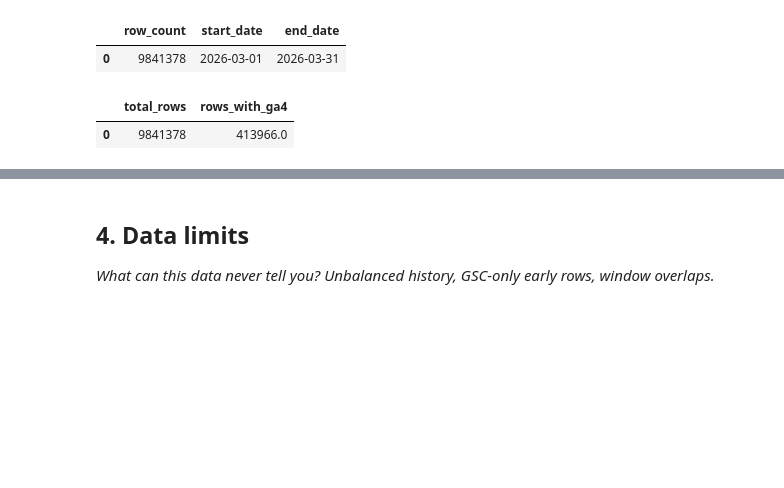
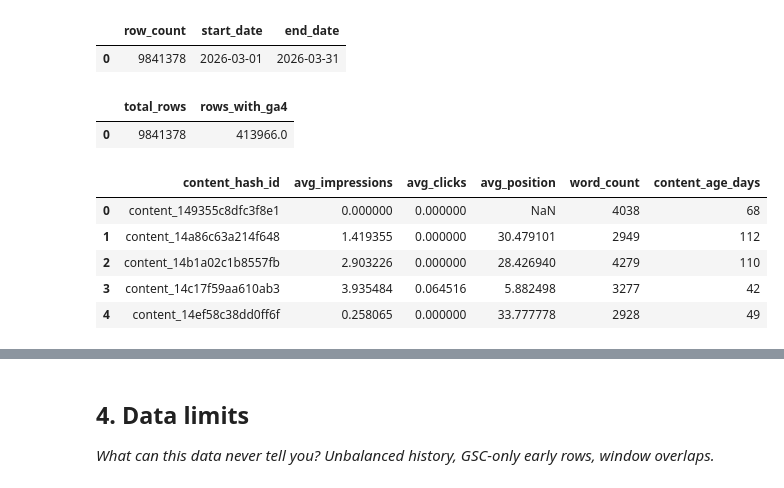
Before and after one commit to AbdullahRasheed452/ML-Internship, a Jupyter notebook: work/notebooks/w03_data_contract.ipynb, the cells around one changed output, grey strips where cells are left out. Cells and saved outputs as stored; diff of their text form; code cells hidden in the pictures; blank space fills up the shorter version.

```diff
--- a/work/notebooks/w03_data_contract.ipynb
+++ b/work/notebooks/w03_data_contract.ipynb
@@ -135,0 +105,23 @@ availability_check
+# %%
+feature_frame = con.sql(f"""
+    SELECT f.content_hash_id,
+           AVG(f.gsc_impressions) AS avg_impressions,
+           AVG(f.gsc_clicks) AS avg_clicks,
+           AVG(f.gsc_avg_position) AS avg_position,
+           ANY_VALUE(c.word_count) AS word_count,
+           ANY_VALUE(DATE_DIFF('day', c.content_created_date, DATE '2026-03-31')) AS content_age_days
+    FROM {TABLES['fact_daily']} f
+    JOIN {TABLES['dim_content']} c ON f.content_hash_id = c.content_hash_id
+    WHERE f.report_date >= '2026-03-01' AND f.report_date < '2026-04-01'
+    GROUP BY f.content_hash_id
+    LIMIT 1000
+""").df()
+
+feature_frame.head()
+# %% [output]
+|  | content_hash_id | avg_impressions | avg_clicks | avg_position | word_count | content_age_days |
+| 0 | content_149355c8dfc3f8e1 | 0.000000 | 0.000000 | NaN | 4038 | 68 |
+| 1 | content_14a86c63a214f648 | 1.419355 | 0.000000 | 30.479101 | 2949 | 112 |
+| 2 | content_14b1a02c1b8557fb | 2.903226 | 0.000000 | 28.426940 | 4279 | 110 |
+| 3 | content_14c17f59aa610ab3 | 3.935484 | 0.064516 | 5.882498 | 3277 | 42 |
+| 4 | content_14ef58c38dd0ff6f | 0.258065 | 0.000000 | 33.777778 | 2928 | 49 |
```
Also changed, not shown: parts of 16 cells of this notebook.
